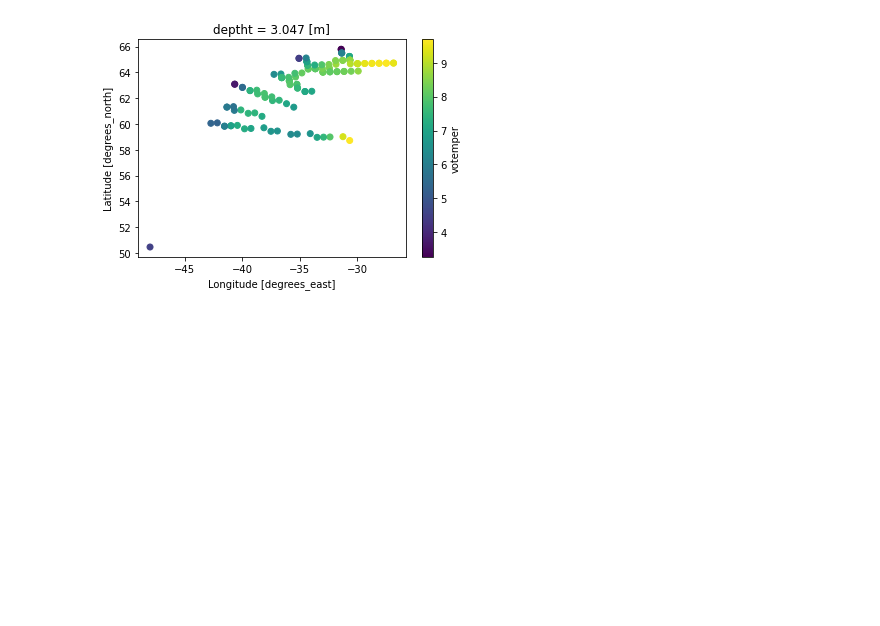
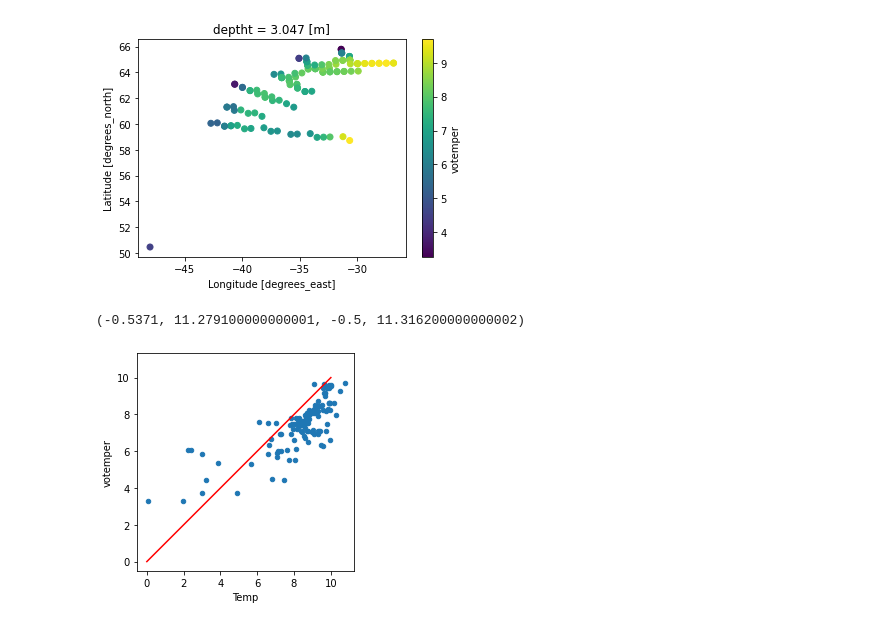
Before and after one commit to willirath/geomar-open-hacky-hour-2021-04, a Jupyter notebook: 2022-06-02/pangaeapy_xoak_demo.ipynb, the cells around one changed output. Drawn from its saved outputs; the diff is of its cells as text; code cells hidden in the pictures; blank space fills up the shorter version.

```diff
--- a/2022-06-02/pangaeapy_xoak_demo.ipynb
+++ b/2022-06-02/pangaeapy_xoak_demo.ipynb
@@ -144,3 +144,23 @@ FOCI_temp_at_M50_3_positions.isel(deptht=0).mean("time_counter").compute().to_da
 # %% [output]
 <matplotlib.collections.PathCollection at 0x...>
 [figure]
+# %%
+FOCI_temp_at_M50_3_positions = FOCI_temp_at_M50_3_positions.assign_coords({"Event": list(M50_3_closest_to_surface.index)})
+# %%
+ax = (
+    M50_3_closest_to_surface
+    .join(
+        FOCI_temp_at_M50_3_positions.where(FOCI_temp_at_M50_3_positions != 0)
+        .isel(deptht=0)
+        .mean("time_counter")
+        .to_dataset()
+        .to_dataframe()[["votemper", ]]
+    )
+).plot.scatter(
+    x="Temp", y="votemper"
+)
+ax.plot([0, 10], [0, 10], "r")
+ax.axis("square")
+# %% [output]
+(-0.5371, 11.279100000000001, -0.5, 11.316200000000002)
+[figure, added]
```
